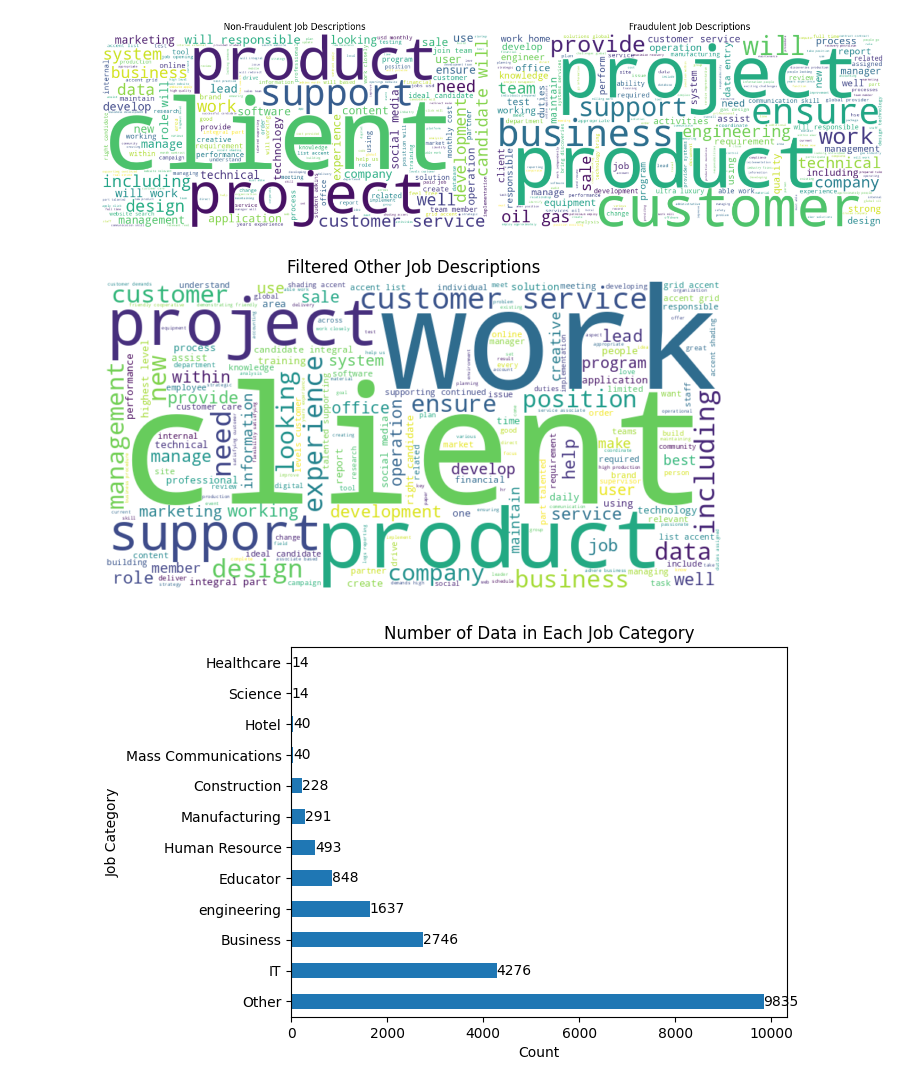
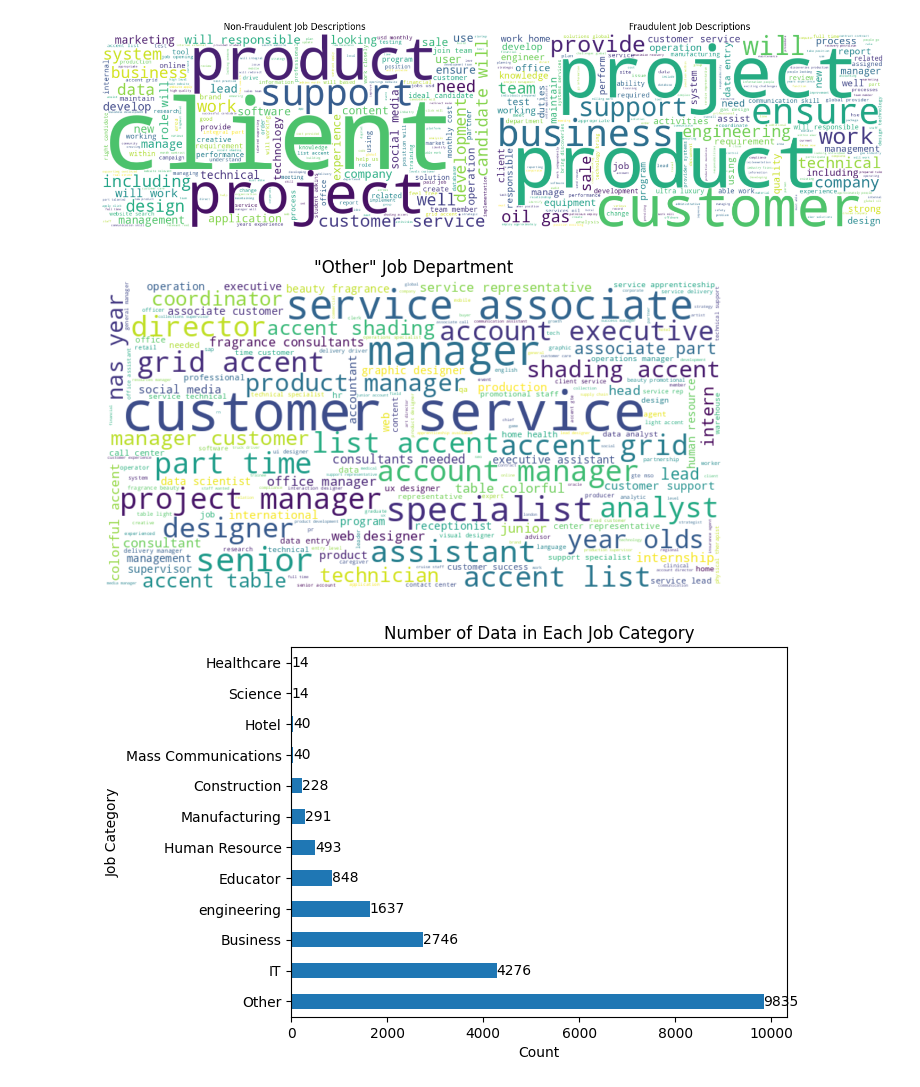
Before and after one commit to FishPain/sure-bo, a Jupyter notebook: LEENA_codes.ipynb, the cells around one changed output. Cells and saved outputs as stored; diff of their text form; code cells hidden in the pictures.

```diff
--- a/LEENA_codes.ipynb
+++ b/LEENA_codes.ipynb
@@ -250,36 +250,36 @@ import re
 custom_stopwords = {'for', 'be', 'with', 'the', 'of', 'on', 'will', 'in',
                    'a', 'you', 'and', 'we', 'an', 'are', 'to', 'that', 'our',
                    'as', 'is', 'team', 'nan'}
 
 # Function to preprocess and filter text
 def preprocess_and_filter(text):
     # Split the text into words
     words = text.lower().split()
     # Exclude single letters and non-English words
     filtered_words = [word for word in words if len(word) > 1 and re.match("^[a-zA-Z]+$", word)and word not in custom_stopwords]
     # Join the filtered words
     return ' '.join(filtered_words)
 
 # Assuming you have df and other_text from the previous code
 
 # Extract job descriptions for the 'Other' category
-other_descriptions = df[df['Category'] == 'Other']['description'].astype(str)
+other_descriptions = df[df['Category'] == 'Other']['title'].astype(str)
 other_text = ' '.join(other_descriptions)
 
 # Preprocess and filter the text
 filtered_other_text = preprocess_and_filter(other_text)
 
 # Generate the word cloud for the 'Other' category with filtered words
 wordcloud_other_filtered = WordCloud(width=800, height=400, background_color='white', stopwords=STOPWORDS.union(custom_stopwords)).generate(filtered_other_text)
 
 # Display the word cloud for the 'Other' category with filtered words
 plt.figure(figsize=(8, 4))
 plt.imshow(wordcloud_other_filtered, interpolation='bilinear')
-plt.title('Filtered Other Job Descriptions')
+plt.title('"Other" Job Department')
 plt.axis('off')
 plt.show()
 # %% [output]
-[figure, old version]
+[figure, new version]
 # %%
 import pandas as pd
 import matplotlib.pyplot as plt
```
